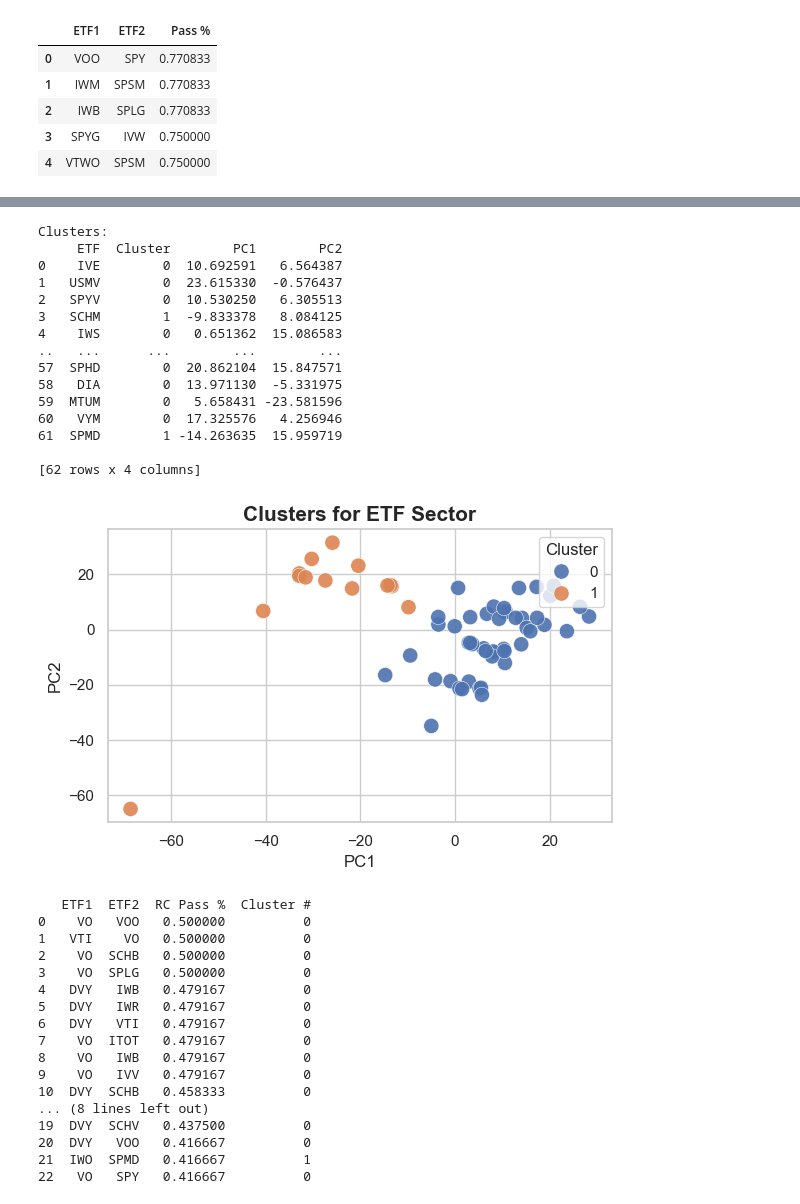
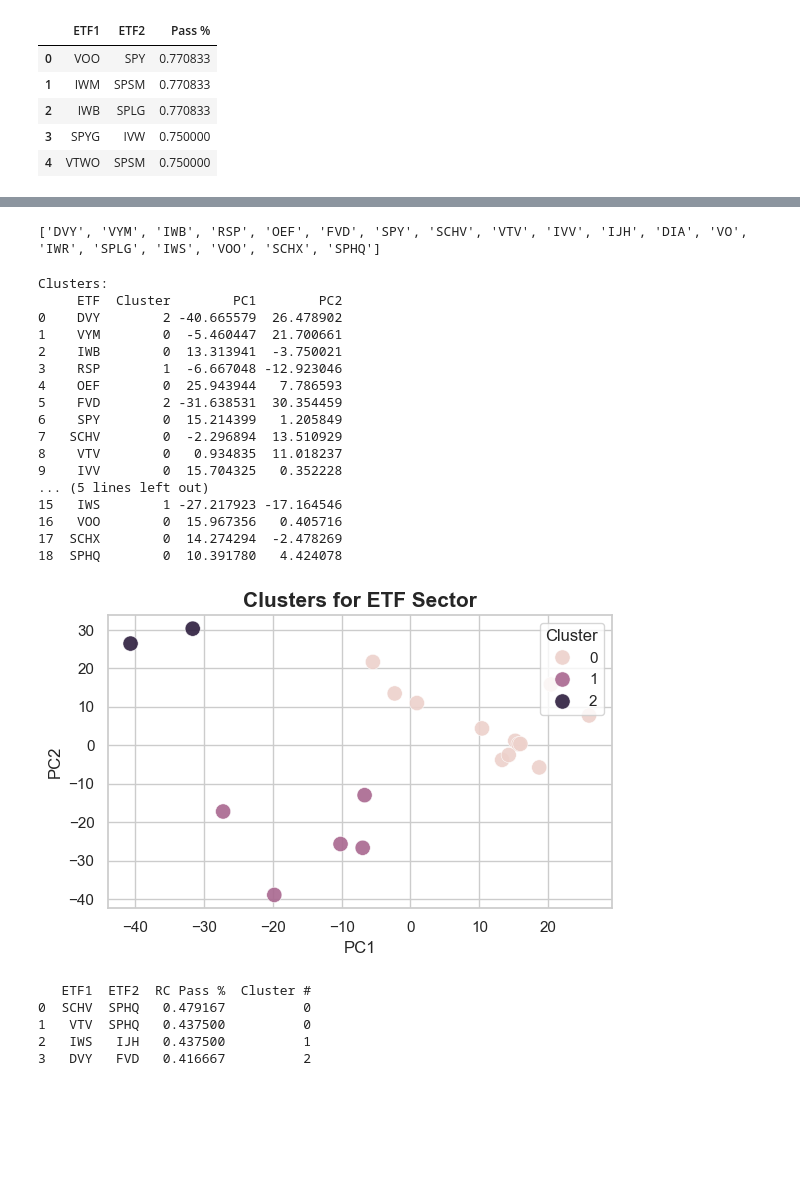
Before and after one commit to akshathp0/etf-pairs-trading, a Jupyter notebook: pair_searching/mass_pair_searching.ipynb, the cells around one changed output, grey strips where cells are left out. Saved outputs shown, nothing was run; the diff lists cells and outputs as text; code cells hidden in the pictures; blank space fills up the shorter version.

Commit message:
Pair searching edits

```diff
--- a/pair_searching/mass_pair_searching.ipynb
+++ b/pair_searching/mass_pair_searching.ipynb
@@ -96,6 +99,8 @@ Rolling Cointegrated Pairs:
 category_prices = prices[tickers]
 
 returns = category_prices.pct_change().dropna()
+
+cointegrated_pairs_df = pd.read_csv('mass_pairs_coint.csv')
 # %%
 import numpy as np
 import statsmodels.api as sm
@@ -155,16 +160,32 @@ Kept after correlation filter: 24 of 45
+# %%
+newetfs = []
+keyetfs = ['ETF1','ETF2']
+
+for i in keyetfs:
+    for j in corr_filtered_pairs_df[i]:
+        newetfs.append(j)
+
+unique_newetfs = set(newetfs)
+unique_newetfs = list(unique_newetfs)
+
+print(unique_newetfs)
+
+new_returns = prices[unique_newetfs].pct_change().dropna()
+# %% [output]
+['DVY', 'VYM', 'IWB', 'RSP', 'OEF', 'FVD', 'SPY', 'SCHV', 'VTV', 'IVV', 'IJH', 'DIA', 'VO', 'IWR', 'SPLG', 'IWS', 'VOO', 'SCHX', 'SPHQ']
 # %%
 # k-means / PCA
 
 
 scaler = StandardScaler()
-returns_scaled = scaler.fit_transform(returns.T)
+returns_scaled = scaler.fit_transform(new_returns.T)
 
 pca = PCA(n_components = 2)
 pca_components = pca.fit_transform(returns_scaled)
 
 max_clusters = min(len(etfs) - 1, 10)
 
-best_k = 2
+best_k = 3
 best_score = -1
 
 for k in range(2, max_clusters + 1):
@@ -180,7 +201,7 @@ kmeans = KMeans(n_clusters = best_k, random_state = 42)
 labels = kmeans.fit_predict(pca_components)
 
 cluster_df = pd.DataFrame({
-    'ETF': returns.columns,
+    'ETF': new_returns.columns,
     'Cluster': labels,
     'PC1': pca_components[:, 0],
     'PC2': pca_components[:, 1]
@@ -189,47 +210,49 @@ cluster_df = pd.DataFrame({
 print(f'Clusters:')
 print(cluster_df)
 
 sns.set_theme(style = 'whitegrid', font_scale = 1)
 
 plt.figure(figsize = (6, 4))
 
 sns.scatterplot(
     data = cluster_df,
     x = 'PC1',
     y = 'PC2',
     hue = 'Cluster',
     s = 120,
     linewidth = 0.4,
     alpha = 0.9
 )
 
 plt.title(f'Clusters for ETF Sector', fontsize = 15, weight = 'bold')
 plt.xlabel('PC1', fontsize = 12)
 plt.ylabel('PC2', fontsize = 12)
 
 plt.legend(title = 'Cluster', loc='upper right', frameon = True)
 
 plt.tight_layout()
 plt.show()
 
 cluster_df = cluster_df.sort_values(by = 'Cluster')
 # %% [output]
 Clusters:
      ETF  Cluster        PC1        PC2
-0    IVE        0  10.692591   6.564387
-1   USMV        0  23.615330  -0.576437
-2   SPYV        0  10.530250   6.305513
-3   SCHM        1  -9.833378   8.084125
-4    IWS        0   0.651362  15.086583
-..   ...      ...        ...        ...
-57  SPHD        0  20.862104  15.847571
-58   DIA        0  13.971130  -5.331975
-59  MTUM        0   5.658431 -23.581596
-60   VYM        0  17.325576   4.256946
-61  SPMD        1 -14.263635  15.959719
-
-[62 rows x 4 columns]
+0    DVY        2 -40.665579  26.478902
+1    VYM        0  -5.460447  21.700661
+2    IWB        0  13.313941  -3.750021
+3    RSP        1  -6.667048 -12.923046
+4    OEF        0  25.943944   7.786593
+5    FVD        2 -31.638531  30.354459
+6    SPY        0  15.214399   1.205849
+7   SCHV        0  -2.296894  13.510929
+8    VTV        0   0.934835  11.018237
+9    IVV        0  15.704325   0.352228
+... (5 lines left out)
+15   IWS        1 -27.217923 -17.164546
+16   VOO        0  15.967356   0.405716
+17  SCHX        0  14.274294  -2.478269
+18  SPHQ        0  10.391780   4.424078
-[figure, old version]
+[figure, new version]
 # %%
 final_candidates = []
 
@@ -245,19 +268,7 @@ final_candidates = final_candidates.sort_values('RC Pass %', ascending=False).re
 print(final_candidates)
 # %% [output]
    ETF1  ETF2  RC Pass %  Cluster #
-0    VO   VOO   0.500000          0
-1   VTI    VO   0.500000          0
-2    VO  SCHB   0.500000          0
-3    VO  SPLG   0.500000          0
-4   DVY   IWB   0.479167          0
-5   DVY   IWR   0.479167          0
-6   DVY   VTI   0.479167          0
-7    VO  ITOT   0.479167          0
-8    VO   IWB   0.479167          0
-9    VO   IVV   0.479167          0
-10  DVY  SCHB   0.458333          0
-... (8 lines left out)
-19  DVY  SCHV   0.437500          0
-20  DVY   VOO   0.416667          0
-21  IWO  SPMD   0.416667          1
-22   VO   SPY   0.416667          0
+0  SCHV  SPHQ   0.479167          0
+1   VTV  SPHQ   0.437500          0
+2   IWS   IJH   0.437500          1
+3   DVY   FVD   0.416667          2
```
Also changed, not shown: parts of 2 cells of this notebook.
